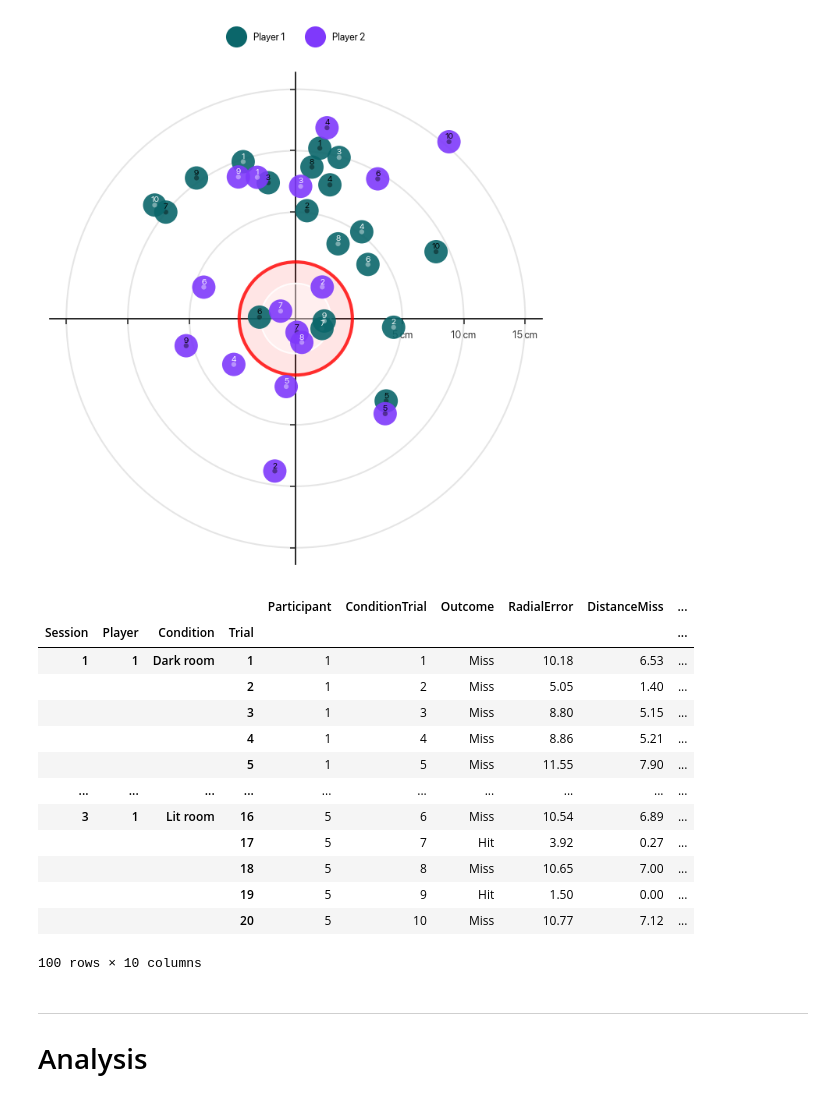
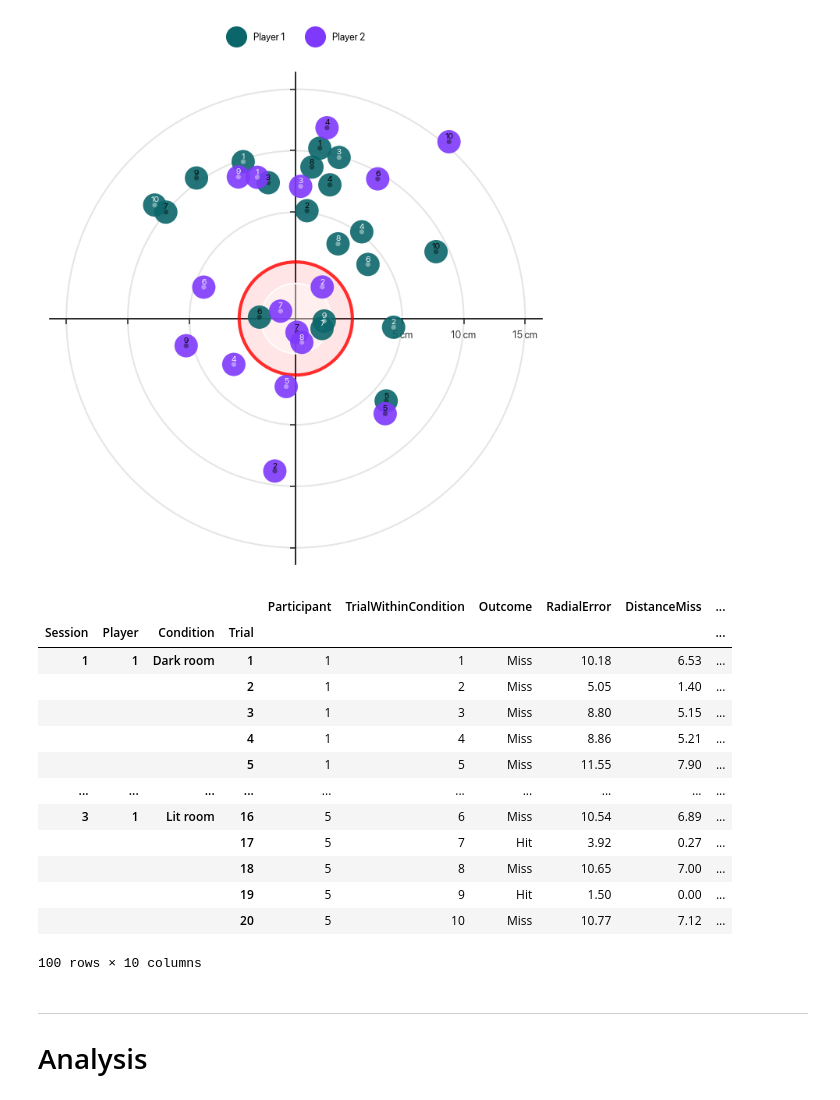
Before and after one commit to dlundgaard/BeerPongMastery, a Jupyter notebook: Analysis/analysis.ipynb, the cells around one changed output. Drawn from its saved outputs; the diff is of its cells as text; code cells hidden in the pictures.

```diff
--- a/Analysis/analysis.ipynb
+++ b/Analysis/analysis.ipynb
@@ -424,35 +424,35 @@ def aggregate():
                     # print(ball_data[above_brim_plane]["DistanceHorizontal"])
                     ball_data["Lateral"] = ball_data["Y"] # in the coordinate system of the recording, the Y-axis is lateral
                     ball_data["Longitude"] = ball_data["X"]
 
                     session_summaries.append({
                         "Session": session,
                         "Player": player_id,
                         "Condition": "Dark room" if condition == "Darkness" else "Lit room",
                         "Trial": trial if condition == "Darkness" else trial + 10,
-                        "ConditionTrial": trial,
+                        "TrialWithinCondition": trial,
                         "Outcome": "Hit" if trial_data.outcome else "Miss",
                         "RadialError": ball_data[above_brim_plane]["DistanceHorizontal"].iloc[0], # minimum distance from cup centroid in cm
                         "DistanceMiss": max(0, ball_data[above_brim_plane]["DistanceHorizontal"].iloc[0] - HIT_RADIUS), # minimum distance from cup in cm
                         "ErrorLateral": ball_data[above_brim_plane]["Lateral"].iloc[0],
                         "ErrorLongitude": ball_data[above_brim_plane]["Longitude"].iloc[0],
                         "BallSpeedMax": ball_data["Speed"].max(), # ball max speed in m/s
                         "BallAltitudeMax": ball_data["Z"].max(), # ball max altitude in cm
                         "WristSpeedMax": trial_data["Wrist"]["Speed"].max(), # wrist max speed in m/s
                     })
                 except:
                     print(f"Failed to aggregate trial {trial} in session {session} {player_id} {condition}")
         sessions.append(pd.DataFrame(session_summaries))
 
     results = pd.concat(sessions, ignore_index = True)
     results.insert(2, "Participant", results.groupby(["Session", "Player"]).ngroup() + 1)
     return results
 
 aggregated = aggregate()
 aggregated.to_csv("aggregated.csv", index = False)
 aggregated.set_index(["Session", "Player", "Condition", "Trial"]).round(2).head(100)
 # %% [output]
-|  |  |  |  | Participant | ConditionTrial | Outcome | RadialError | DistanceMiss | ... |
+|  |  |  |  | Participant | TrialWithinCondition | Outcome | RadialError | DistanceMiss | ... |
 | Session | Player | Condition | Trial |  |  |  |  |  | ... |
 | 1 | 1 | Dark room | 1 | 1 | 1 | Miss | 10.18 | 6.53 | ... |
 |  |  |  | 2 | 1 | 2 | Miss | 5.05 | 1.40 | ... |
```
Also changed, not shown: parts of 1 cell of this notebook, 3 other files.
